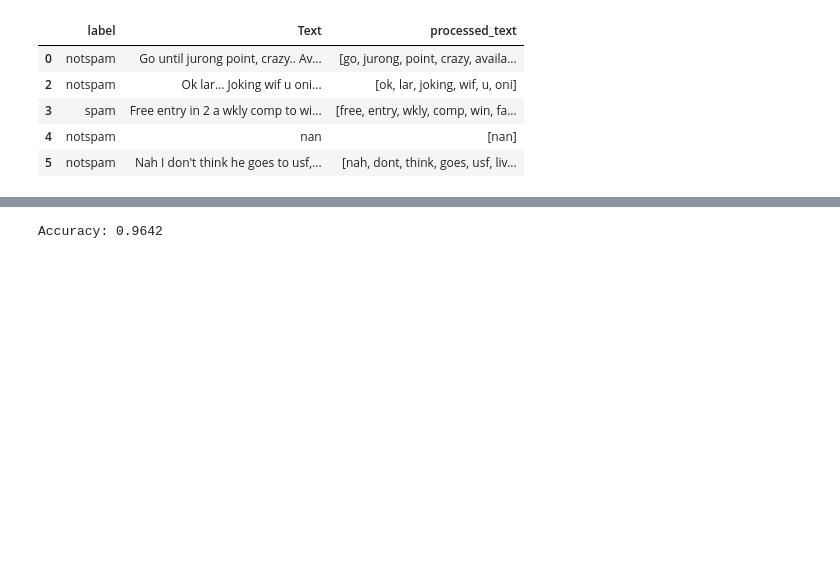
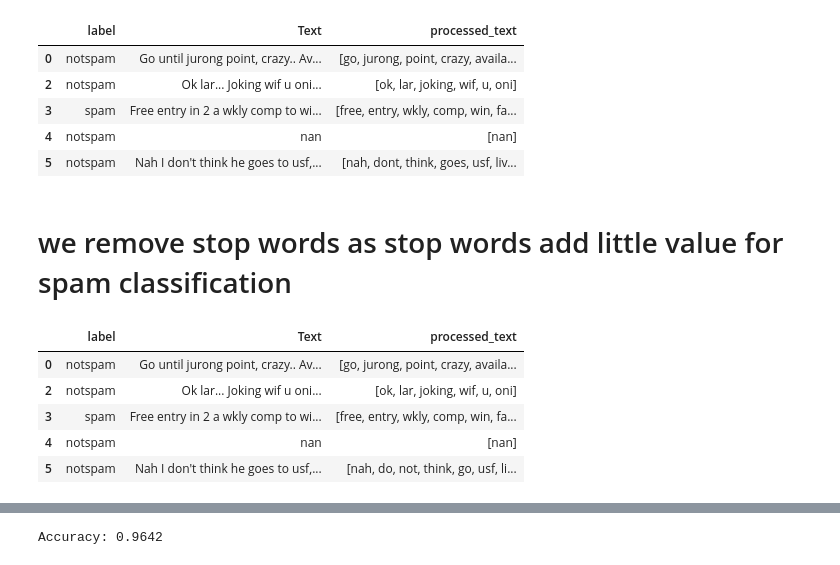
Before and after one commit to ahadaso042/Spam-Email-Detection, a Jupyter notebook: ITM 751 Project.ipynb, the cells around one changed output, grey strips where cells are left out. Cells and saved outputs as stored; diff of their text form; code cells hidden in the pictures; blank space fills up the shorter version.

```diff
--- a/ITM 751 Project.ipynb
+++ b/ITM 751 Project.ipynb
@@ -148,14 +146,27 @@ df.head()
 | 3 | spam | Free entry in 2 a wkly comp to wi... | [free, entry, wkly, comp, win, fa... |
 | 4 | notspam | nan | [nan] |
 | 5 | notspam | Nah I don't think he goes to usf,... | [nah, dont, think, goes, usf, liv... |
+# %% [markdown]
+# we remove stop words as stop words add little value for spam classification
 # %%
 #lemmatization
+
+# we chose lemmatization over stemming as the processing time was worth the wait for higher accuracy a
 
 nlp = spacy.load("en_core_web_sm")
 
 df["processed_text"] = df["processed_text"].apply(
     lambda tokens: [token.lemma_ for token in nlp(" ".join(tokens))]
 )
+
+df.head()
+# %% [output]
+|  | label | Text | processed_text |
+| 0 | notspam | Go until jurong point, crazy.. Av... | [go, jurong, point, crazy, availa... |
+| 2 | notspam | Ok lar... Joking wif u oni... | [ok, lar, joking, wif, u, oni] |
+| 3 | spam | Free entry in 2 a wkly comp to wi... | [free, entry, wkly, comp, win, fa... |
+| 4 | notspam | nan | [nan] |
+| 5 | notspam | Nah I don't think he goes to usf,... | [nah, do, not, think, go, usf, li... |
 # %%
 df["processed_text"] = df["processed_text"].apply(lambda tokens: " ".join(tokens))
 
```
Also changed, not shown: parts of 23 cells of this notebook.
